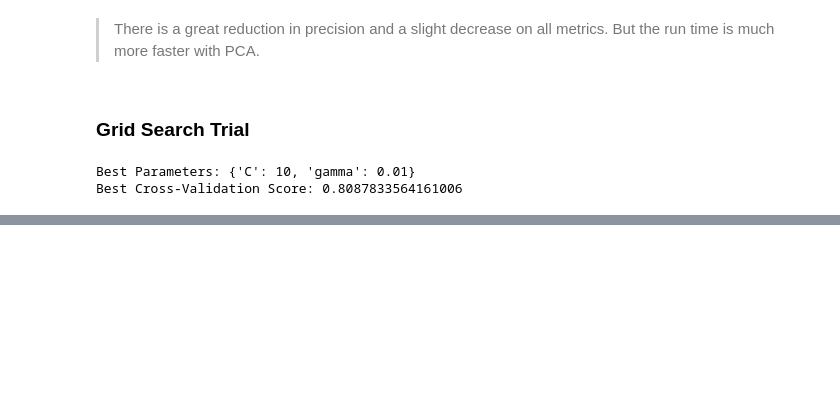
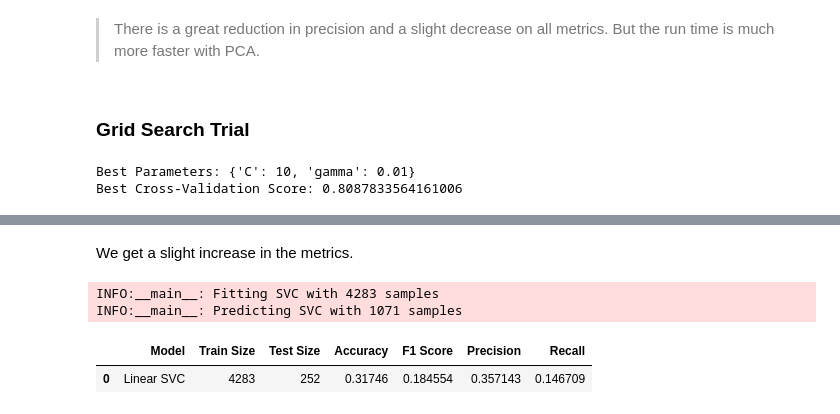
Before and after one commit to data666/Anomaly-Detection-in-Industrial-Inspection, a Jupyter notebook: supervised_learning_stage/pca_svm_1.ipynb, the cells around one changed output, grey strips where cells are left out. Cells and saved outputs as stored; diff of their text form; code cells hidden in the pictures; blank space fills up the shorter version.

```diff
--- a/supervised_learning_stage/pca_svm_1.ipynb
+++ b/supervised_learning_stage/pca_svm_1.ipynb
@@ -336,0 +359,12 @@ print("Best Cross-Validation Score:", best_score)
+# %% [markdown]
+We get a slight increase in the metrics.
+# %%
+# PCA transformed data - RBF
+svm_model = SVC(kernel='rbf', C=10, gamma=0.1)
+svm_model, preds = train_predict_pipe(x_train_transformed, y_train, x_test_transformed, svm_model)
+_report_metrics_subset(y_test, y_train, preds, 'Linear SVC', DEFECTIVE)
+# %% [output]
+INFO:__main__: Fitting SVC with 4283 samples
+INFO:__main__: Predicting SVC with 1071 samples
+|  | Model | Train Size | Test Size | Accuracy | F1 Score | Precision | Recall |
+| 0 | Linear SVC | 4283 | 252 | 0.31746 | 0.184554 | 0.357143 | 0.146709 |
```
Also changed, not shown: parts of 6 cells of this notebook, 1 other file.
